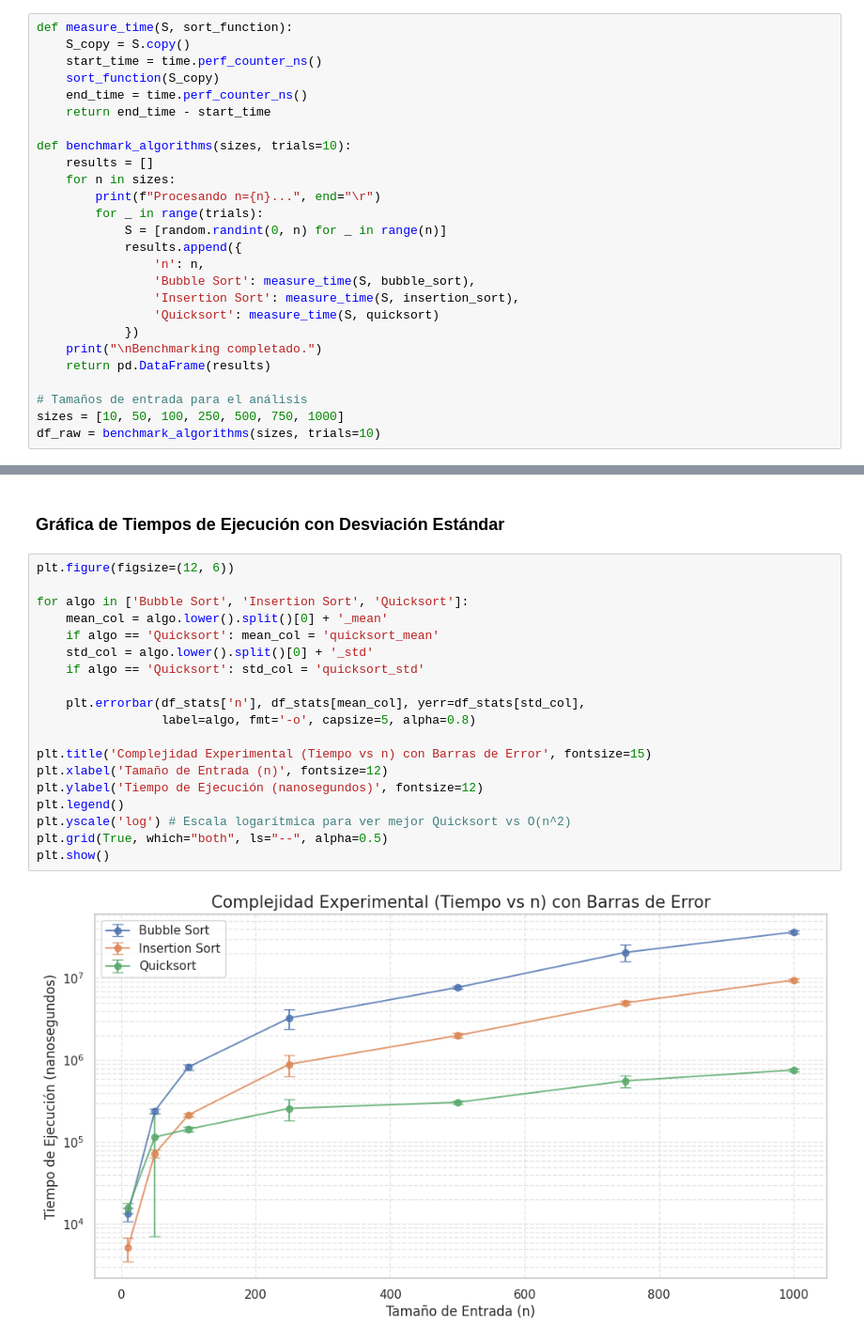
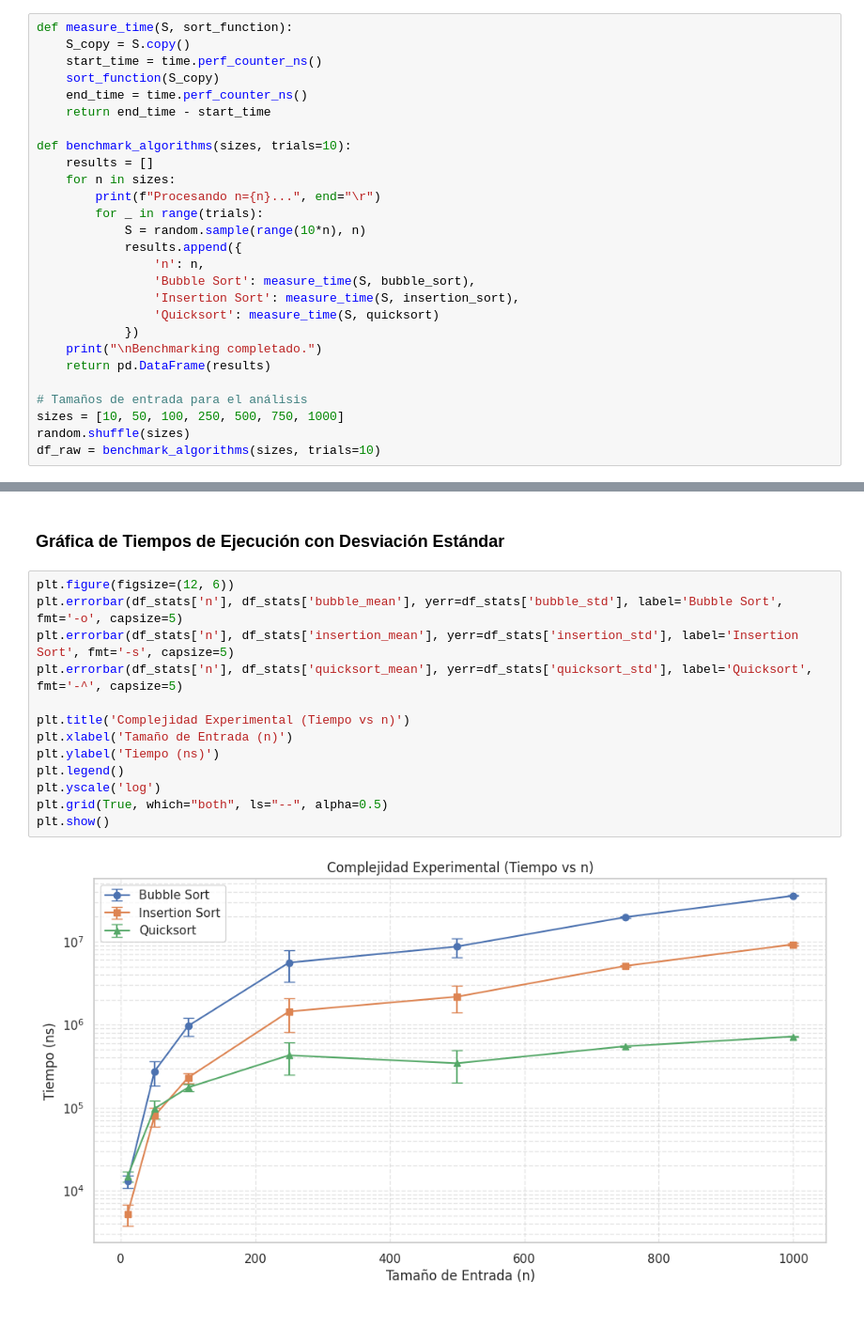
Before and after one commit to Vante52/Algoritmos, a Jupyter notebook: AnalisisOrdenamiento/Análisis_de_algoritmos_Revisión_regresión.ipynb, the cells around one changed output, grey strips where cells are left out. Shown at 94% size. Drawn from its saved outputs; the diff is of its cells as text; blank space fills up the shorter version.

```diff
--- a/AnalisisOrdenamiento/Análisis_de_algoritmos_Revisión_regresión.ipynb
+++ b/AnalisisOrdenamiento/Análisis_de_algoritmos_Revisión_regresión.ipynb
@@ -39,7 +38,7 @@ def benchmark_algorithms(sizes, trials=10):
     for n in sizes:
         print(f"Procesando n={n}...", end="\r")
         for _ in range(trials):
-            S = [random.randint(0, n) for _ in range(n)]
+            S = random.sample(range(10*n), n)
             results.append({
                 'n': n,
                 'Bubble Sort': measure_time(S, bubble_sort),
@@ -51,6 +50,7 @@ def benchmark_algorithms(sizes, trials=10):
 
 # Tamaños de entrada para el análisis
 sizes = [10, 50, 100, 250, 500, 750, 1000]
+random.shuffle(sizes)
 df_raw = benchmark_algorithms(sizes, trials=10)
 # %% [output]
 Procesando n=1000...
@@ -76,24 +76,18 @@ df_stats
 ### Gráfica de Tiempos de Ejecución con Desviación Estándar
 # %%
 plt.figure(figsize=(12, 6))
+plt.errorbar(df_stats['n'], df_stats['bubble_mean'], yerr=df_stats['bubble_std'], label='Bubble Sort', fmt='-o', capsize=5)
+plt.errorbar(df_stats['n'], df_stats['insertion_mean'], yerr=df_stats['insertion_std'], label='Insertion Sort', fmt='-s', capsize=5)
+plt.errorbar(df_stats['n'], df_stats['quicksort_mean'], yerr=df_stats['quicksort_std'], label='Quicksort', fmt='-^', capsize=5)
 
-for algo in ['Bubble Sort', 'Insertion Sort', 'Quicksort']:
-    mean_col = algo.lower().split()[0] + '_mean'
-    if algo == 'Quicksort': mean_col = 'quicksort_mean'
-    std_col = algo.lower().split()[0] + '_std'
-    if algo == 'Quicksort': std_col = 'quicksort_std'
-
-    plt.errorbar(df_stats['n'], df_stats[mean_col], yerr=df_stats[std_col],
-                 label=algo, fmt='-o', capsize=5, alpha=0.8)
-
-plt.title('Complejidad Experimental (Tiempo vs n) con Barras de Error', fontsize=15)
-plt.xlabel('Tamaño de Entrada (n)', fontsize=12)
-plt.ylabel('Tiempo de Ejecución (nanosegundos)', fontsize=12)
+plt.title('Complejidad Experimental (Tiempo vs n)')
+plt.xlabel('Tamaño de Entrada (n)')
+plt.ylabel('Tiempo (ns)')
 plt.legend()
-plt.yscale('log') # Escala logarítmica para ver mejor Quicksort vs O(n^2)
+plt.yscale('log')
 plt.grid(True, which="both", ls="--", alpha=0.5)
 plt.show()
 # %% [output]
-[figure, old version]
+[figure, new version]
 # %% [markdown]
 ## 3. Análisis de Regresión Lineal
```
Also changed, not shown: parts of 6 cells of this notebook.
